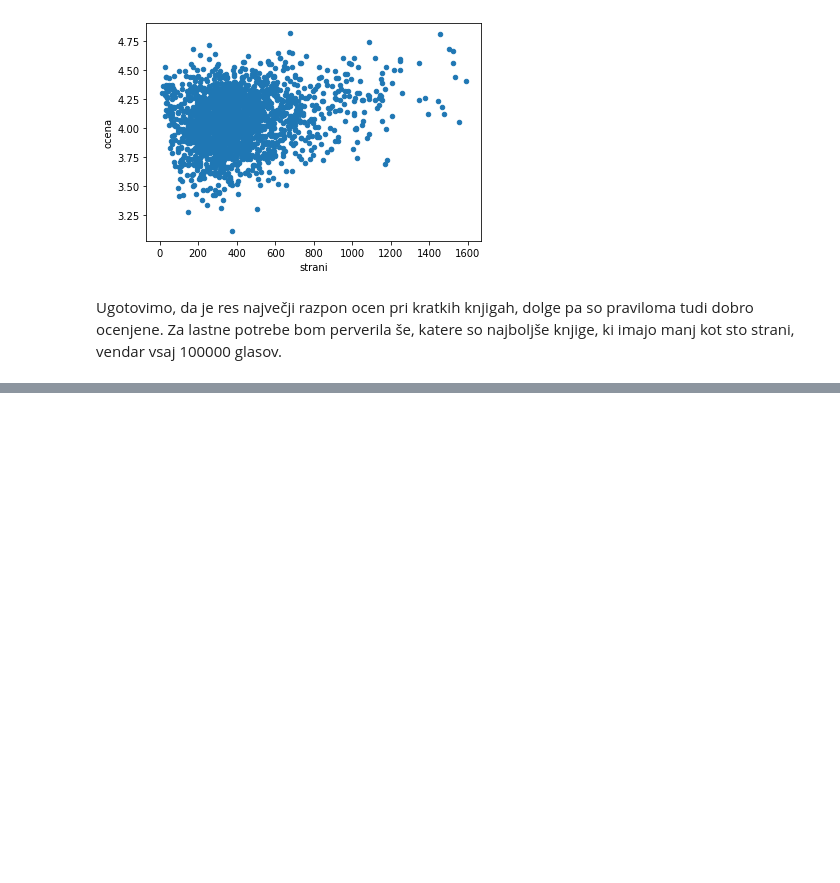
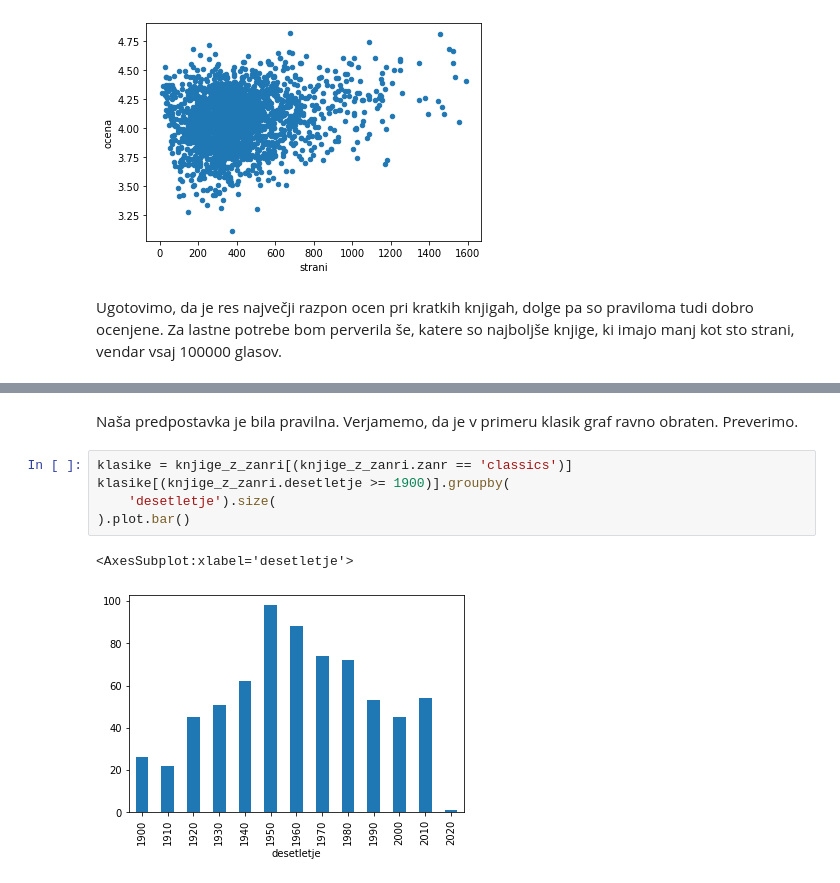
Before and after one commit to tajapezdir/analiza-podatkov, a Jupyter notebook: analiza.ipynb, the cells around one changed output, grey strips where cells are left out. Drawn from its saved outputs; the diff is of its cells as text; blank space fills up the shorter version.

```diff
--- a/analiza.ipynb
+++ b/analiza.ipynb
@@ -204,0 +231,10 @@ knjige[(knjige.strani < 100) & (knjige.glasovi > 100000)].sort_values('ocena', a
+# %% [markdown]
+Naša predpostavka je bila pravilna. Verjamemo, da je v primeru klasik graf ravno obraten. Preverimo.
+# %%
+klasike = knjige_z_zanri[(knjige_z_zanri.zanr == 'classics')]
+klasike[(knjige_z_zanri.desetletje >= 1900)].groupby(
+    'desetletje').size(
+).plot.bar()
+# %% [output]
+<AxesSubplot:xlabel='desetletje'>
+[figure, added]
```
Also changed, not shown: parts of 13 cells of this notebook, 15 other files.
